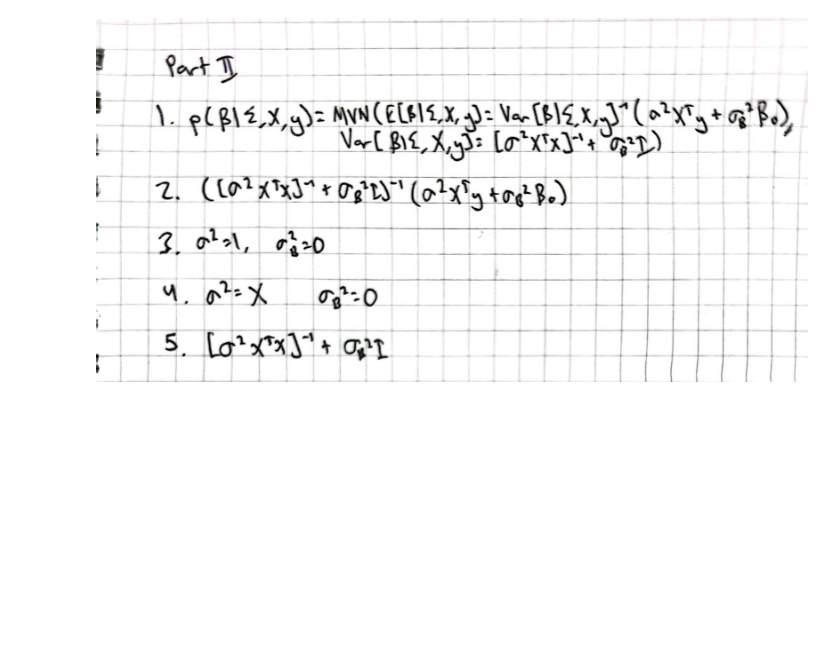
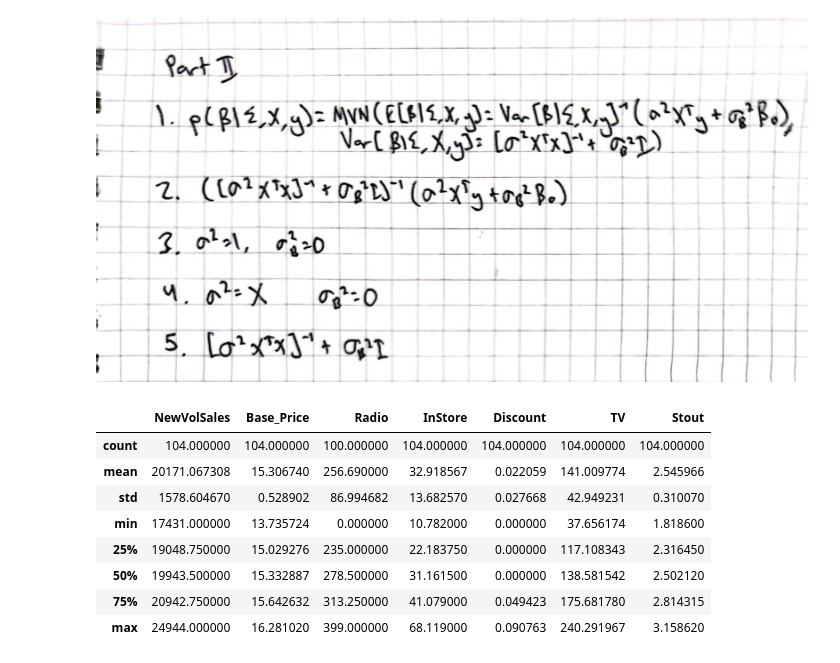
Before and after one commit to Eggathin/potential-enigma, a Jupyter notebook: STA365_HW5.ipynb, the cells around one changed output. Cells and saved outputs as stored; diff of their text form; code cells hidden in the pictures; blank space fills up the shorter version.

```diff
--- a/STA365_HW5.ipynb
+++ b/STA365_HW5.ipynb
@@ -59,4 +59,18 @@ az.summary(idata, round_to=2)
 | sigma | 29.89 | 0.49 | 28.97 | 30.81 | 0.01 | 0.01 | 1888.44 | 1195.35 | 1.0 |
 # %% [markdown]
 ![HW5.jpg](embedded-picture-1)
+# %%
+url = 'https://github.com/Eggathin/potential-enigma/blob/main/mktmix.csv?raw=true'
+df = pd.read_csv(url)
+df.describe()
+# %% [output]
+|  | NewVolSales | Base_Price | Radio | InStore | Discount | TV | Stout |
+| count | 104.000000 | 104.000000 | 100.000000 | 104.000000 | 104.000000 | 104.000000 | 104.000000 |
+| mean | 20171.067308 | 15.306740 | 256.690000 | 32.918567 | 0.022059 | 141.009774 | 2.545966 |
+| std | 1578.604670 | 0.528902 | 86.994682 | 13.682570 | 0.027668 | 42.949231 | 0.310070 |
+| min | 17431.000000 | 13.735724 | 0.000000 | 10.782000 | 0.000000 | 37.656174 | 1.818600 |
+| 25% | 19048.750000 | 15.029276 | 235.000000 | 22.183750 | 0.000000 | 117.108343 | 2.316450 |
+| 50% | 19943.500000 | 15.332887 | 278.500000 | 31.161500 | 0.000000 | 138.581542 | 2.502120 |
+| 75% | 20942.750000 | 15.642632 | 313.250000 | 41.079000 | 0.049423 | 175.681780 | 2.814315 |
+| max | 24944.000000 | 16.281020 | 399.000000 | 68.119000 | 0.090763 | 240.291967 | 3.158620 |
 # %%
```
Also changed, not shown: parts of 3 cells of this notebook.
